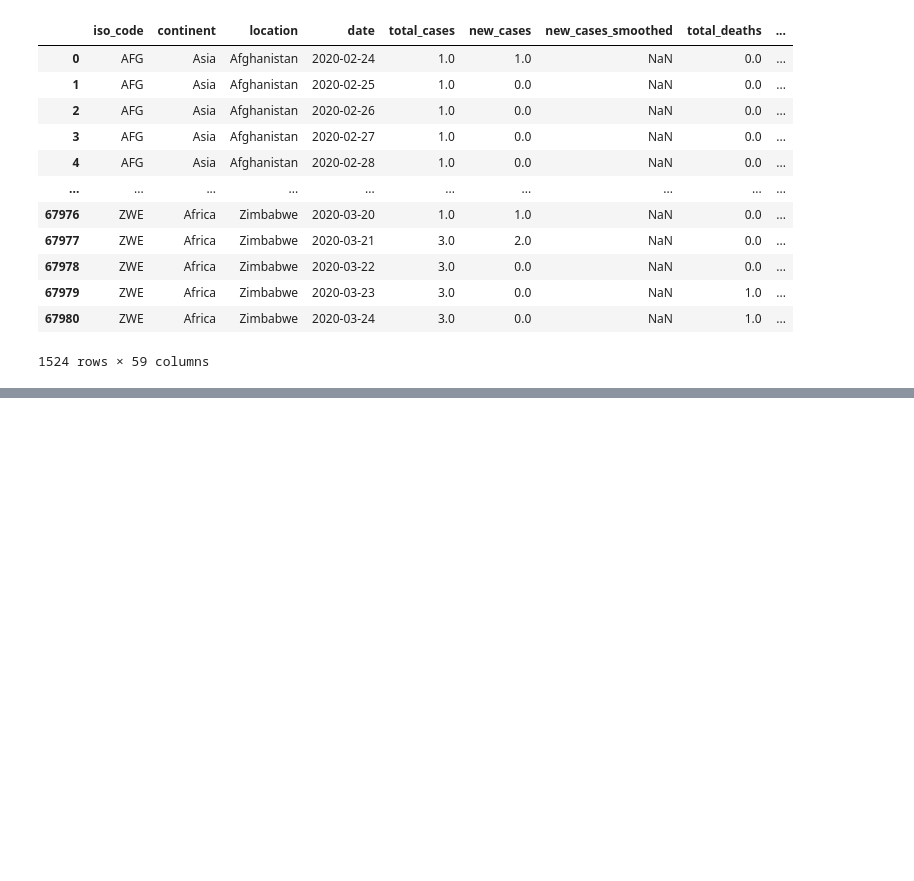
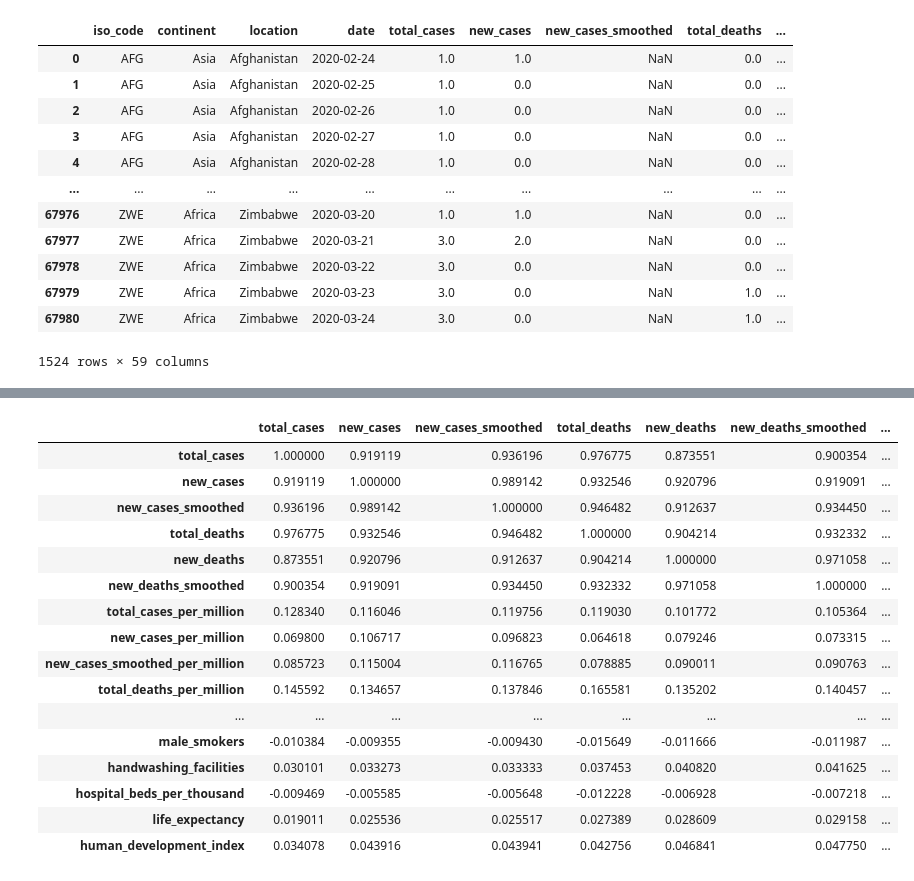
Before and after one commit to mesha4545a/Final_Project_-DS-, a Jupyter notebook: Untitled.ipynb, the cells around one changed output, grey strips where cells are left out. Drawn from its saved outputs; the diff is of its cells as text; code cells hidden in the pictures; blank space fills up the shorter version.

```diff
--- a/Untitled.ipynb
+++ b/Untitled.ipynb
@@ -1183,3 +1184,6 @@ test = df[df['new_cases_smoothed'].isnull()]
 | 67979 | ZWE | Africa | Zimbabwe | 2020-03-23 | 3.0 | 0.0 | NaN | 1.0 | ... |
 | 67980 | ZWE | Africa | Zimbabwe | 2020-03-24 | 3.0 | 0.0 | NaN | 1.0 | ... |
 1524 rows × 59 columns
+# %%
+train = df[~(df.new_cases_smoothed.isnull())]
+train
@@ -1185,0 +1224,21 @@ test = df[df['new_cases_smoothed'].isnull()]
+# %%
+corr=train.corr()
+corr.style.background_gradient(cmap='coolwarm')
+# %% [output]
+|  | total_cases | new_cases | new_cases_smoothed | total_deaths | new_deaths | new_deaths_smoothed | ... |
+| total_cases | 1.000000 | 0.919119 | 0.936196 | 0.976775 | 0.873551 | 0.900354 | ... |
+| new_cases | 0.919119 | 1.000000 | 0.989142 | 0.932546 | 0.920796 | 0.919091 | ... |
+| new_cases_smoothed | 0.936196 | 0.989142 | 1.000000 | 0.946482 | 0.912637 | 0.934450 | ... |
+| total_deaths | 0.976775 | 0.932546 | 0.946482 | 1.000000 | 0.904214 | 0.932332 | ... |
+| new_deaths | 0.873551 | 0.920796 | 0.912637 | 0.904214 | 1.000000 | 0.971058 | ... |
+| new_deaths_smoothed | 0.900354 | 0.919091 | 0.934450 | 0.932332 | 0.971058 | 1.000000 | ... |
+| total_cases_per_million | 0.128340 | 0.116046 | 0.119756 | 0.119030 | 0.101772 | 0.105364 | ... |
+| new_cases_per_million | 0.069800 | 0.106717 | 0.096823 | 0.064618 | 0.079246 | 0.073315 | ... |
+| new_cases_smoothed_per_million | 0.085723 | 0.115004 | 0.116765 | 0.078885 | 0.090011 | 0.090763 | ... |
+| total_deaths_per_million | 0.145592 | 0.134657 | 0.137846 | 0.165581 | 0.135202 | 0.140457 | ... |
+| ... | ... | ... | ... | ... | ... | ... | ... |
+| male_smokers | -0.010384 | -0.009355 | -0.009430 | -0.015649 | -0.011666 | -0.011987 | ... |
+| handwashing_facilities | 0.030101 | 0.033273 | 0.033333 | 0.037453 | 0.040820 | 0.041625 | ... |
+| hospital_beds_per_thousand | -0.009469 | -0.005585 | -0.005648 | -0.012228 | -0.006928 | -0.007218 | ... |
+| life_expectancy | 0.019011 | 0.025536 | 0.025517 | 0.027389 | 0.028609 | 0.029158 | ... |
+| human_development_index | 0.034078 | 0.043916 | 0.043941 | 0.042756 | 0.046841 | 0.047750 | ... |
```
Also changed, not shown: parts of 87 cells of this notebook.
